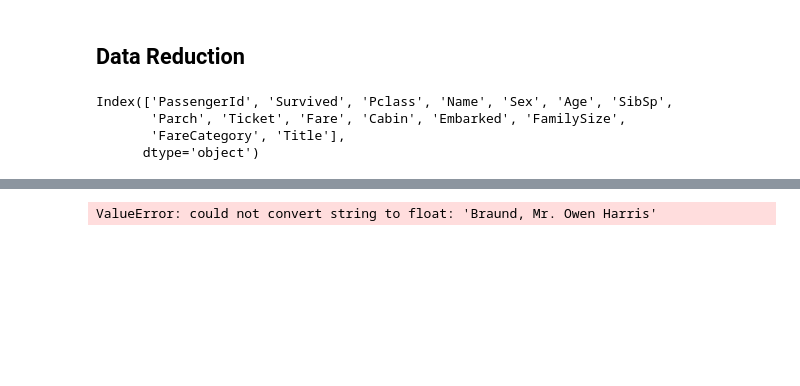
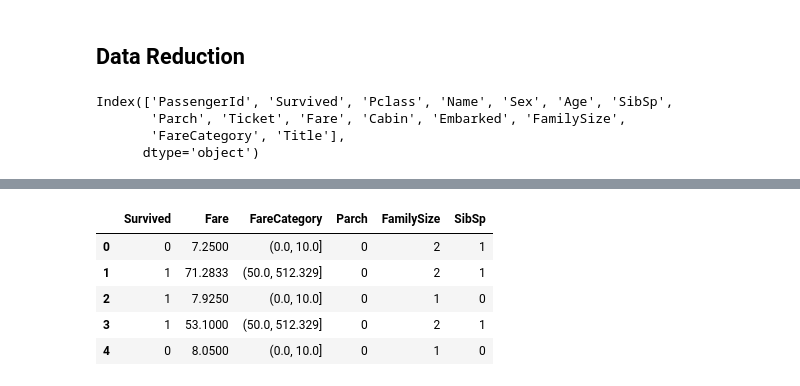
Before and after one commit to MugaRay/Data-Science-1b, a Jupyter notebook: Prac2.ipynb, the cells around one changed output, grey strips where cells are left out. Saved outputs shown, nothing was run; the diff lists cells and outputs as text; code cells hidden in the pictures; blank space fills up the shorter version.

```diff
--- a/Prac2.ipynb
+++ b/Prac2.ipynb
@@ -107,9 +95,0 @@ Name: count, Length: 681, dtype: int64
-# %%
-def create_corrleted_df(df, target):
-    matrix = df.corr()
-    top_5 = matrix.nlargest(6, target).index
-    return df[top_5]
-
-create_corrleted_df(df, "Survived")
-# %% [output]
-ValueError: could not convert string to float: 'Braund, Mr. Owen Harris'
@@ -115,0 +114,11 @@ ValueError: could not convert string to float: 'Braund, Mr. Owen Harris'
+# %%
+df_corr_columns = create_corrleted_df(df, "Survived")
+
+df_corr_columns.head()
+# %% [output]
+|  | Survived | Fare | FareCategory | Parch | FamilySize | SibSp |
+| 0 | 0 | 7.2500 | (0.0, 10.0] | 0 | 2 | 1 |
+| 1 | 1 | 71.2833 | (50.0, 512.329] | 0 | 2 | 1 |
+| 2 | 1 | 7.9250 | (0.0, 10.0] | 0 | 1 | 0 |
+| 3 | 1 | 53.1000 | (50.0, 512.329] | 0 | 2 | 1 |
+| 4 | 0 | 8.0500 | (0.0, 10.0] | 0 | 1 | 0 |
```
Also changed, not shown: parts of 4 cells of this notebook, 3 other files.
